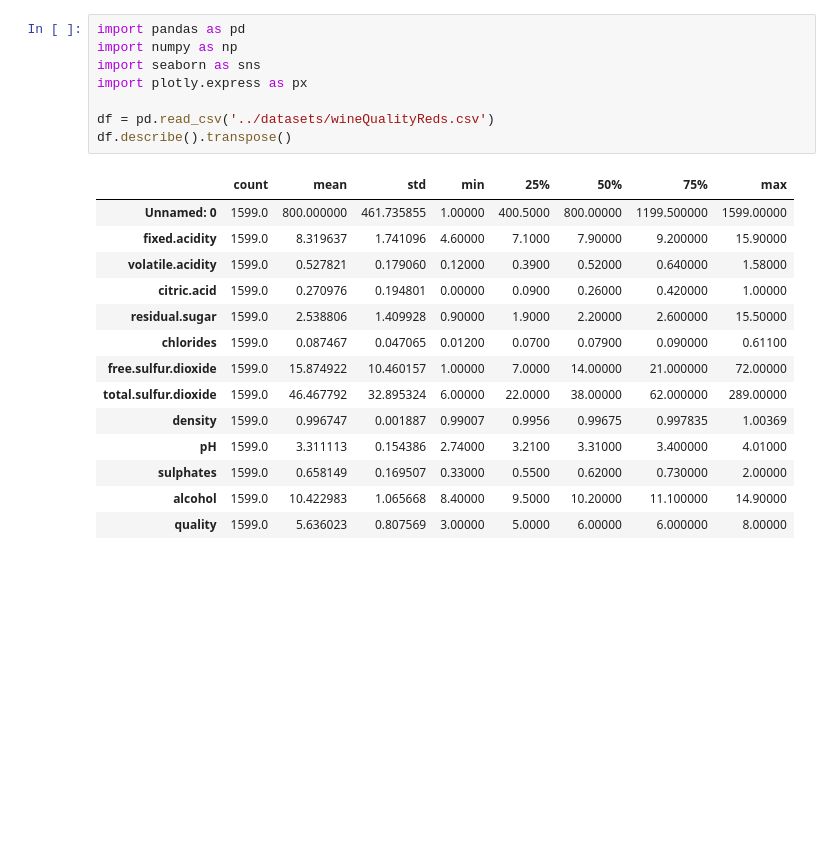
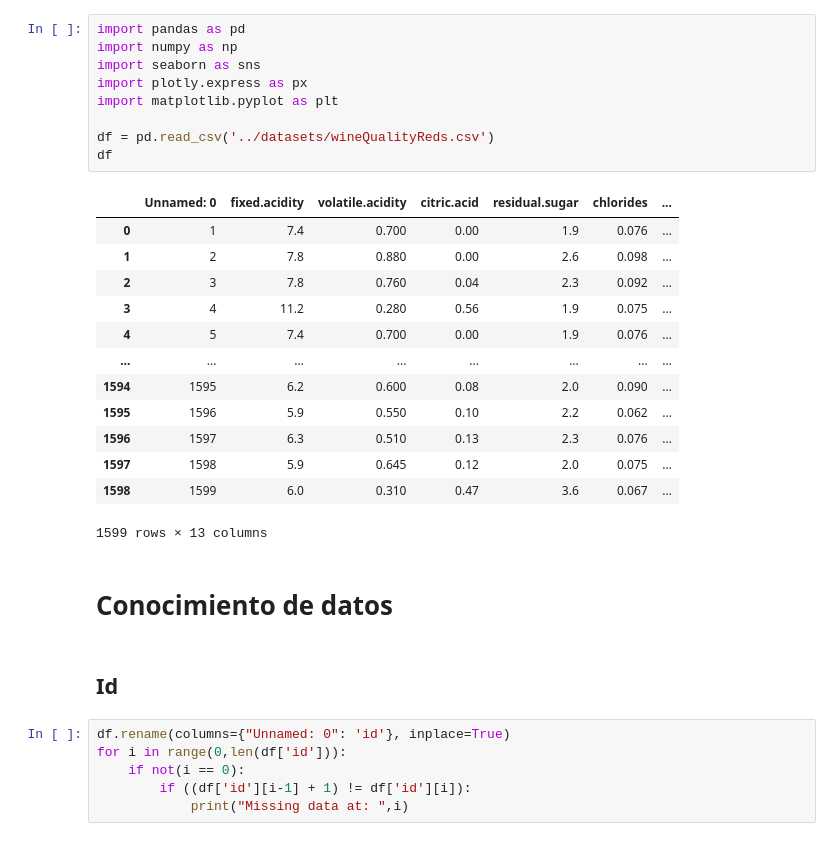
Before and after one commit to leo-hoet/explotaciondedatos, a Jupyter notebook: tp3.ipynb, the cells around one changed output. Saved outputs shown, nothing was run; the diff lists cells and outputs as text; blank space fills up the shorter version.

Commit message:
Added data description

```diff
--- a/tp3.ipynb
+++ b/tp3.ipynb
@@ -1,23 +1,33 @@
 # %%
 import pandas as pd
 import numpy as np
 import seaborn as sns
 import plotly.express as px
+import matplotlib.pyplot as plt
 
 df = pd.read_csv('../datasets/wineQualityReds.csv')
-df.describe().transpose()
+df
 # %% [output]
-|  | count | mean | std | min | 25% | 50% | 75% | max |
-| Unnamed: 0 | 1599.0 | 800.000000 | 461.735855 | 1.00000 | 400.5000 | 800.00000 | 1199.500000 | 1599.00000 |
-| fixed.acidity | 1599.0 | 8.319637 | 1.741096 | 4.60000 | 7.1000 | 7.90000 | 9.200000 | 15.90000 |
-| volatile.acidity | 1599.0 | 0.527821 | 0.179060 | 0.12000 | 0.3900 | 0.52000 | 0.640000 | 1.58000 |
-| citric.acid | 1599.0 | 0.270976 | 0.194801 | 0.00000 | 0.0900 | 0.26000 | 0.420000 | 1.00000 |
-| residual.sugar | 1599.0 | 2.538806 | 1.409928 | 0.90000 | 1.9000 | 2.20000 | 2.600000 | 15.50000 |
-| chlorides | 1599.0 | 0.087467 | 0.047065 | 0.01200 | 0.0700 | 0.07900 | 0.090000 | 0.61100 |
-| free.sulfur.dioxide | 1599.0 | 15.874922 | 10.460157 | 1.00000 | 7.0000 | 14.00000 | 21.000000 | 72.00000 |
-| total.sulfur.dioxide | 1599.0 | 46.467792 | 32.895324 | 6.00000 | 22.0000 | 38.00000 | 62.000000 | 289.00000 |
-| density | 1599.0 | 0.996747 | 0.001887 | 0.99007 | 0.9956 | 0.99675 | 0.997835 | 1.00369 |
-| pH | 1599.0 | 3.311113 | 0.154386 | 2.74000 | 3.2100 | 3.31000 | 3.400000 | 4.01000 |
-| sulphates | 1599.0 | 0.658149 | 0.169507 | 0.33000 | 0.5500 | 0.62000 | 0.730000 | 2.00000 |
-| alcohol | 1599.0 | 10.422983 | 1.065668 | 8.40000 | 9.5000 | 10.20000 | 11.100000 | 14.90000 |
-| quality | 1599.0 | 5.636023 | 0.807569 | 3.00000 | 5.0000 | 6.00000 | 6.000000 | 8.00000 |
+|  | Unnamed: 0 | fixed.acidity | volatile.acidity | citric.acid | residual.sugar | chlorides | ... |
+| 0 | 1 | 7.4 | 0.700 | 0.00 | 1.9 | 0.076 | ... |
+| 1 | 2 | 7.8 | 0.880 | 0.00 | 2.6 | 0.098 | ... |
+| 2 | 3 | 7.8 | 0.760 | 0.04 | 2.3 | 0.092 | ... |
+| 3 | 4 | 11.2 | 0.280 | 0.56 | 1.9 | 0.075 | ... |
+| 4 | 5 | 7.4 | 0.700 | 0.00 | 1.9 | 0.076 | ... |
+| ... | ... | ... | ... | ... | ... | ... | ... |
+| 1594 | 1595 | 6.2 | 0.600 | 0.08 | 2.0 | 0.090 | ... |
+| 1595 | 1596 | 5.9 | 0.550 | 0.10 | 2.2 | 0.062 | ... |
+| 1596 | 1597 | 6.3 | 0.510 | 0.13 | 2.3 | 0.076 | ... |
+| 1597 | 1598 | 5.9 | 0.645 | 0.12 | 2.0 | 0.075 | ... |
+| 1598 | 1599 | 6.0 | 0.310 | 0.47 | 3.6 | 0.067 | ... |
+1599 rows × 13 columns
+# %% [markdown]
+# Conocimiento de datos
+# %% [markdown]
+## Id
+# %%
+df.rename(columns={"Unnamed: 0": 'id'}, inplace=True)
+for i in range(0,len(df['id'])):
+    if not(i == 0):
+        if ((df['id'][i-1] + 1) != df['id'][i]):
+            print("Missing data at: ",i)
```
Also changed, not shown: parts of 10 cells of this notebook.
